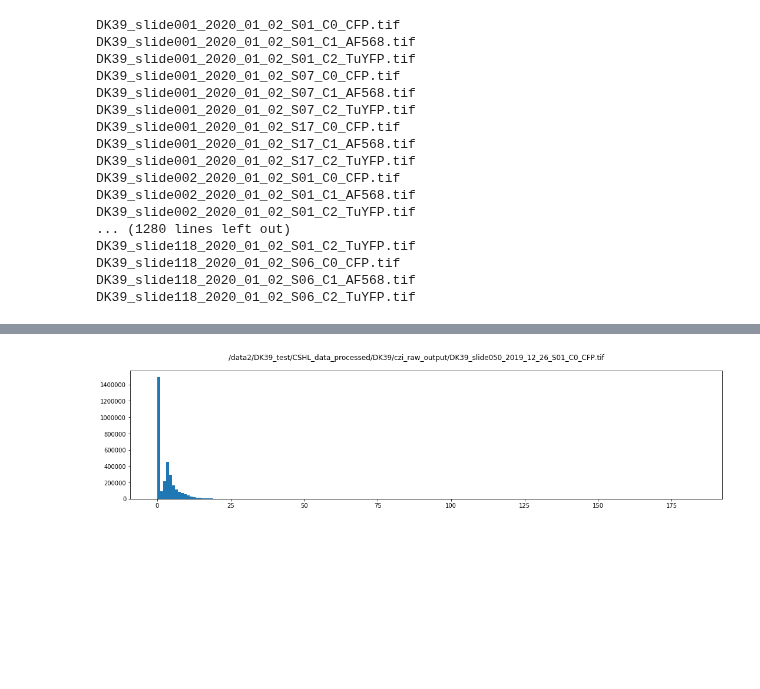
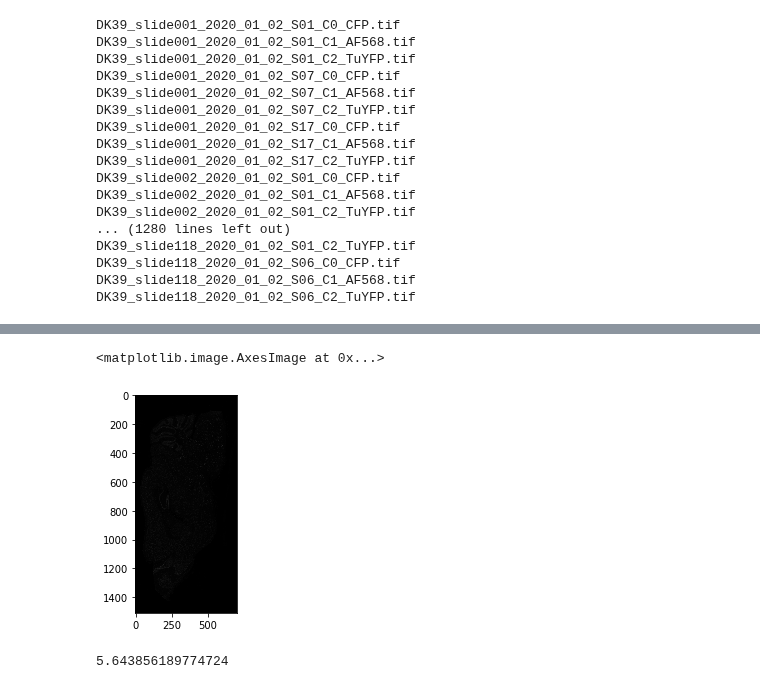
Before and after one commit to ActiveBrainAtlas/MouseBrainAtlas_dev, a Jupyter notebook: demo/histogram_tools.ipynb, the cells around one changed output, grey strips where cells are left out. Drawn from its saved outputs; the diff is of its cells as text; code cells hidden in the pictures; blank space fills up the shorter version.

```diff
--- a/demo/histogram_tools.ipynb
+++ b/demo/histogram_tools.ipynb
@@ -54,3 +62,8 @@ def plot_histogram( img_fp, downsampled=True):
+# %%
+plt.imshow( cv2.imread( fps_ch0[0] )[::32,::32] )
+# %% [output]
+<matplotlib.image.AxesImage at 0x...>
+[figure, added]
 # %%
 def plot_histogram( img_fp, downsampled=True, plot_to_max=False):
     if downsampled:
@@ -67,10 +80,6 @@ def plot_histogram( img_fp, downsampled=True, plot_to_max=False):
         max_value = max(unraveled_img)
         ax.hist( unraveled_img, max_value, [0,max_value])
     else:
-        ax.hist( img.ravel(), 256, [0,256])
+        ax.hist( img.ravel(), 50, [0,50])
 
     plt.show()
-
-plot_histogram( fps_ch0[0], plot_to_max=True )
-# %% [output]
-[figure, removed]
@@ -77,2 +110,6 @@ plot_histogram( fps_ch0[0], plot_to_max=True )
+# %%
+np.log2(50)
+# %% [output]
+5.643856189774724
 # %%
 plot_histogram( fps_ch0[0] )
```
Also changed, not shown: parts of 17 cells of this notebook, 4 other files.
